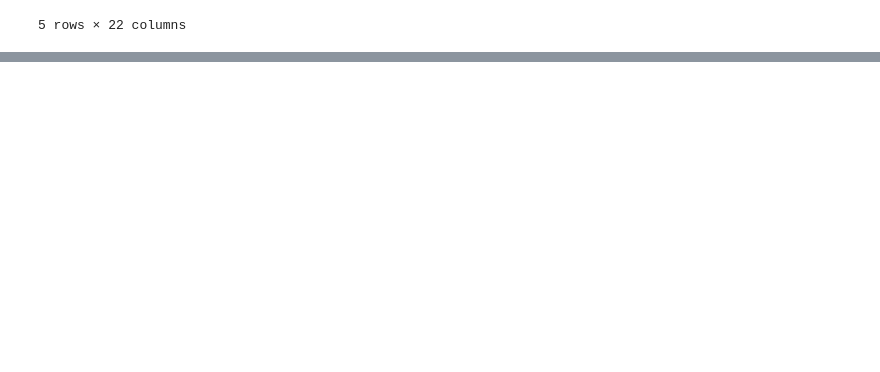
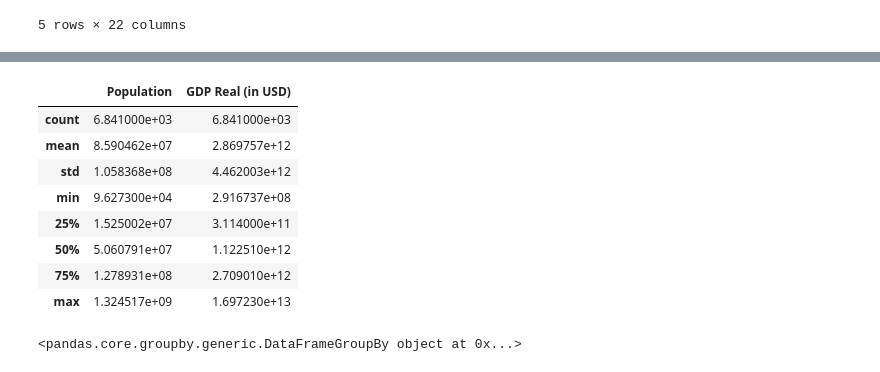
Before and after one commit to AlishaSHM/SMU_PROJECT1_OLYMPICS, a Jupyter notebook: alisha_work/Untitled.ipynb, the cells around one changed output, grey strips where cells are left out. Saved outputs shown, nothing was run; the diff lists cells and outputs as text; code cells hidden in the pictures; blank space fills up the shorter version.

```diff
--- a/alisha_work/Untitled.ipynb
+++ b/alisha_work/Untitled.ipynb
@@ -231,0 +233,3 @@ Name: Population, dtype: int64
+# %%
+cols = ["Country", "Population", "GDP Real (in USD)"]
+df_merged[cols].head()
@@ -231,0 +258,20 @@ Name: Population, dtype: int64
+# %%
+df_merged2.describe()
+# %% [output]
+|  | Population | GDP Real (in USD) |
+| count | 6.841000e+03 | 6.841000e+03 |
+| mean | 8.590462e+07 | 2.869757e+12 |
+| std | 1.058368e+08 | 4.462003e+12 |
+| min | 9.627300e+04 | 2.916737e+08 |
+| 25% | 1.525002e+07 | 3.114000e+11 |
+| 50% | 5.060791e+07 | 1.122510e+12 |
+| 75% | 1.278931e+08 | 2.709010e+12 |
+| max | 1.324517e+09 | 1.697230e+13 |
+# %%
+# Using GroupBy in order to separate the data into fields according to "state" values
+grouped_df_merged2 = df_merged2.groupby(['Country'])
+
+# The object returned is a "GroupBy" object and cannot be viewed normally...
+print(grouped_df_merged2)
+# %% [output]
+<pandas.core.groupby.generic.DataFrameGroupBy object at 0x...>
```
Also changed, not shown: parts of 18 cells of this notebook.
